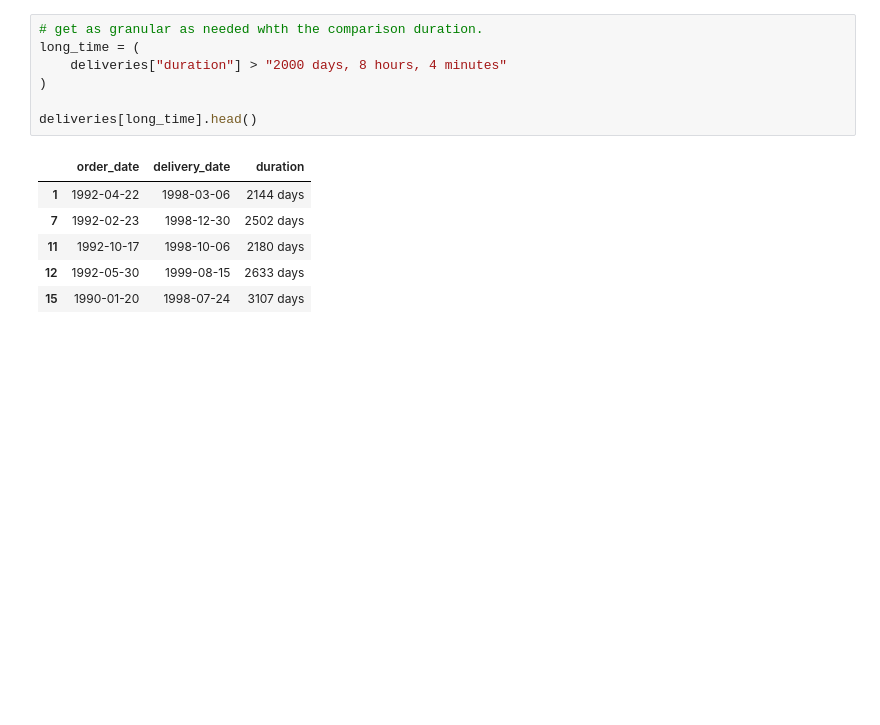
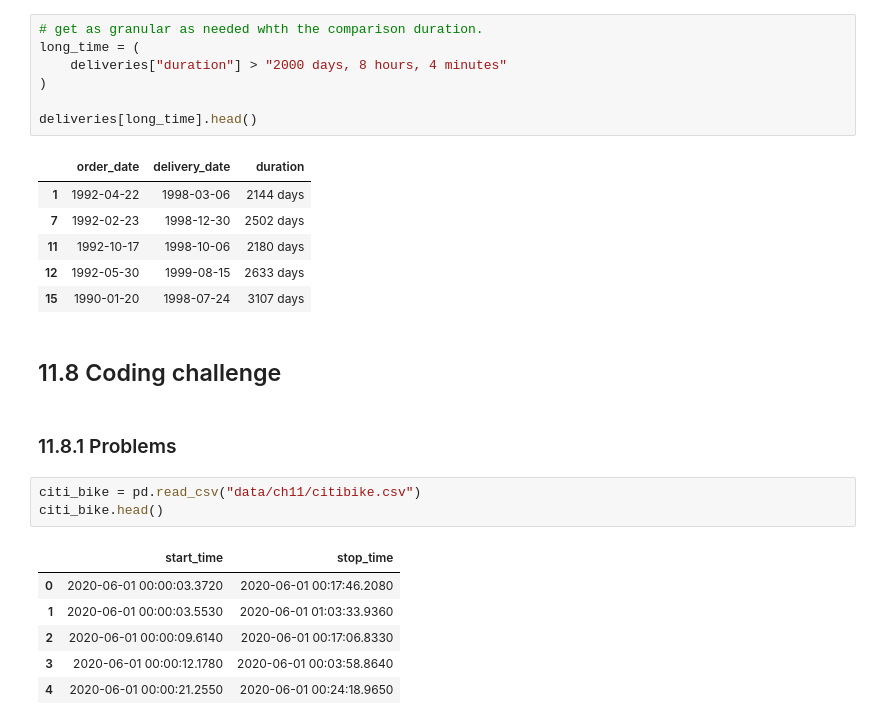
Before and after one commit to ljyGmail/pandas_in_action, a Jupyter notebook: ch11_working_with_dates_and_times.ipynb, the cells around one changed output. Saved outputs shown, nothing was run; the diff lists cells and outputs as text; blank space fills up the shorter version.

```diff
--- a/ch11_working_with_dates_and_times.ipynb
+++ b/ch11_working_with_dates_and_times.ipynb
@@ -714,3 +714,17 @@ deliveries[long_time].head()
 | 11 | 1992-10-17 | 1998-10-06 | 2180 days |
 | 12 | 1992-05-30 | 1999-08-15 | 2633 days |
 | 15 | 1990-01-20 | 1998-07-24 | 3107 days |
+# %% [markdown]
+## 11.8 Coding challenge
+# %% [markdown]
+### 11.8.1 Problems
+# %%
+citi_bike = pd.read_csv("data/ch11/citibike.csv")
+citi_bike.head()
+# %% [output]
+|  | start_time | stop_time |
+| 0 | 2020-06-01 00:00:03.3720 | 2020-06-01 00:17:46.2080 |
+| 1 | 2020-06-01 00:00:03.5530 | 2020-06-01 01:03:33.9360 |
+| 2 | 2020-06-01 00:00:09.6140 | 2020-06-01 00:17:06.8330 |
+| 3 | 2020-06-01 00:00:12.1780 | 2020-06-01 00:03:58.8640 |
+| 4 | 2020-06-01 00:00:21.2550 | 2020-06-01 00:24:18.9650 |
```
Also changed, not shown: parts of 16 cells of this notebook.
